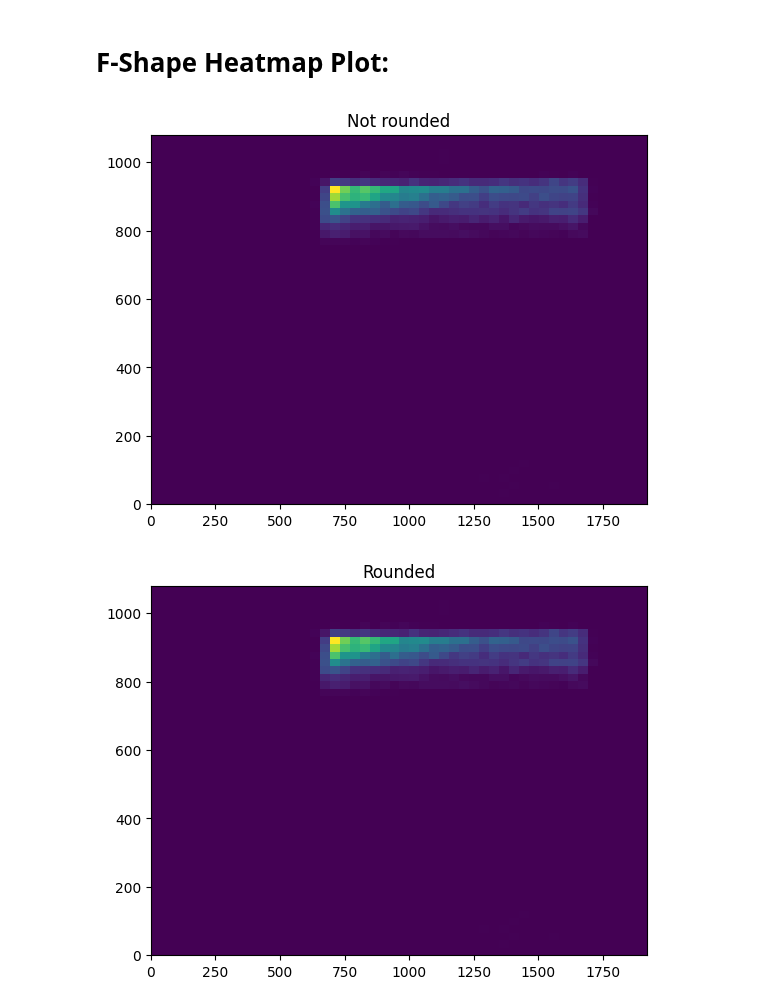
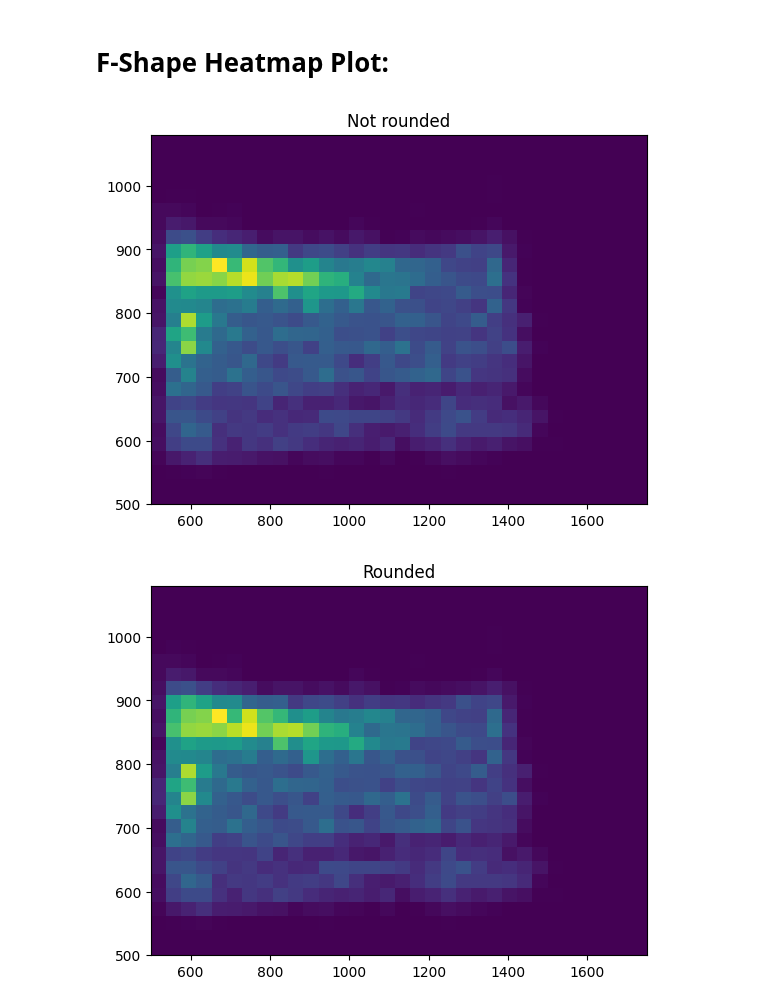
Before and after one commit to slayervictor/Fagpakkeprojekt-Eyes-Modelling, a Jupyter notebook: eye_tracking_expiriment/plots.ipynb, the cells around one changed output. Drawn from its saved outputs; the diff is of its cells as text; code cells hidden in the pictures.

Commit message:
finished plots with limits

```diff
--- a/eye_tracking_expiriment/plots.ipynb
+++ b/eye_tracking_expiriment/plots.ipynb
@@ -13,34 +13,34 @@ from scipy.ndimage.filters import gaussian_filter
 # F-Shape Heatmap Plot:
 # %%
 warnings.filterwarnings('ignore')
-gaze = pd.read_csv("../eye_tracking_expiriment/x_data_19.csv")
+gaze = pd.read_csv("../eye_tracking_expiriment/x_data_4.csv")
 # %%
 x = gaze['left_gaze_point_on_display_area_x']*1920
 y = gaze["left_gaze_point_on_display_area_y"]*-1080+1080
 # %%
 # First plot
 heatmap, xedges, yedges = np.histogram2d(x, y, bins=50)
 extent = [0, 1920, 0, 1080]  # Define the extent
 plt.clf()
 plt.imshow(heatmap.T, extent=extent, origin='lower', aspect='auto')
 plt.title("Not rounded")
-plt.xlim(0, 1920)  # Set x-axis limits
-plt.ylim(0, 1080)  # Set y-axis limits
+plt.xlim(500, 1750)  # Set x-axis limits
+plt.ylim(500, 1080)  # Set y-axis limits
 plt.show()
 
 # Second plot with rounded data
 x1 = x.round(1)
 y1 = y.round(1)
 heatmap, xedges, yedges = np.histogram2d(x1, y1, bins=50)
 plt.clf()
 plt.imshow(heatmap.T, extent=extent, origin='lower', aspect='auto')
 plt.title("Rounded")
-plt.xlim(0, 1920)  # Set x-axis limits
-plt.ylim(0, 1080)  # Set y-axis limits
+plt.xlim(500, 1750)  # Set x-axis limits
+plt.ylim(500, 1080)  # Set y-axis limits
 plt.show()
 # %% [output]
-[figure, old version]
+[figure, new version]
-[figure, old version]
+[figure, new version]
 # %%
 
 def myplot(x, y, s, bins=1000):
```
Also changed, not shown: parts of 1 cell of this notebook.
